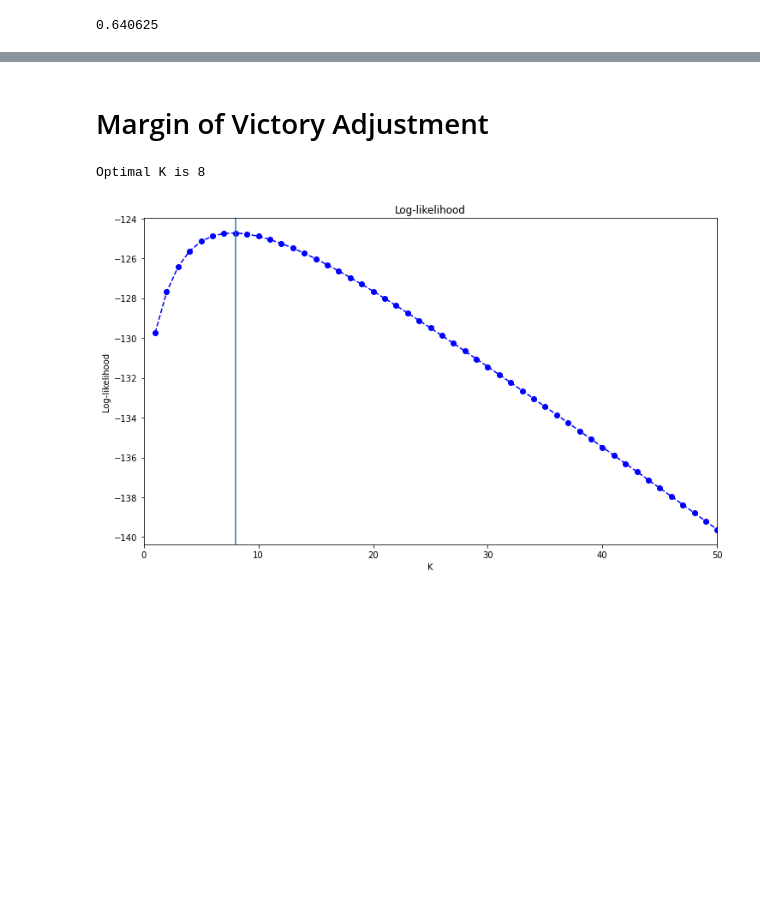
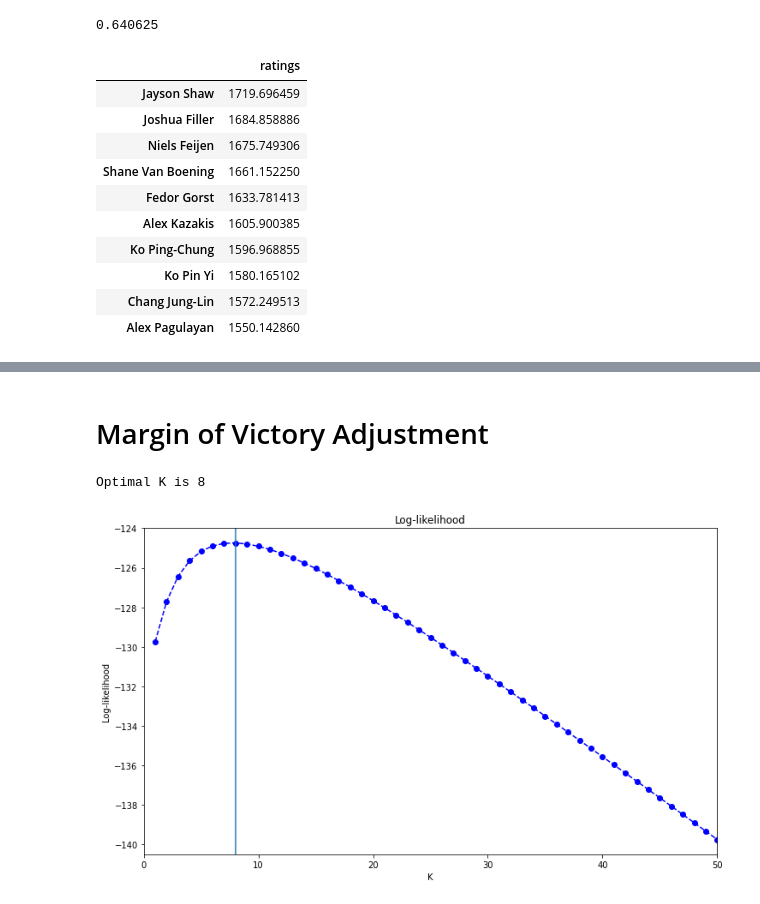
Before and after one commit to sethbilliau/SportsAnalytics, a Jupyter notebook: final/pool.ipynb, the cells around one changed output, grey strips where cells are left out. Saved outputs shown, nothing was run; the diff lists cells and outputs as text; code cells hidden in the pictures; blank space fills up the shorter version.

```diff
--- a/final/pool.ipynb
+++ b/final/pool.ipynb
@@ -489,6 +489,37 @@ val_players_ratings.sort_values(by='ratings', ascending = False)
 get_accuracy(val_data, val_players_ratings)
 # %% [output]
 0.640625
+# %%
+# Get WPA Best ratings
+WPA_best = ["Ko Ping-Chung",
+"Joshua Filler",
+"Shane Van Boening",
+"Fedor Gorst",
+"Chang Jung-Lin",
+"Ko Pin Yi",
+"Alex Pagulayan",
+"Jayson Shaw",
+"Alex Kazakis",
+"Niels Feijen"]
+
+wpaindices=[]
+for person in WPA_best:
+    wpaindices.append(np.where(baseline_elo_ratings.index == person)[0][0])
+
+
+baseline_elo_ratings.iloc[np.array(wpaindices)].sort_values(by = "ratings", ascending = False)
+# %% [output]
+|  | ratings |
+| Jayson Shaw | 1719.696459 |
+| Joshua Filler | 1684.858886 |
+| Niels Feijen | 1675.749306 |
+| Shane Van Boening | 1661.152250 |
+| Fedor Gorst | 1633.781413 |
+| Alex Kazakis | 1605.900385 |
+| Ko Ping-Chung | 1596.968855 |
+| Ko Pin Yi | 1580.165102 |
+| Chang Jung-Lin | 1572.249513 |
+| Alex Pagulayan | 1550.142860 |
 # %%
 def get_accuracies_for_ks(K_range, tournament_type="baseline"):
     '''
```
Also changed, not shown: parts of 28 cells of this notebook, 2 other files.
